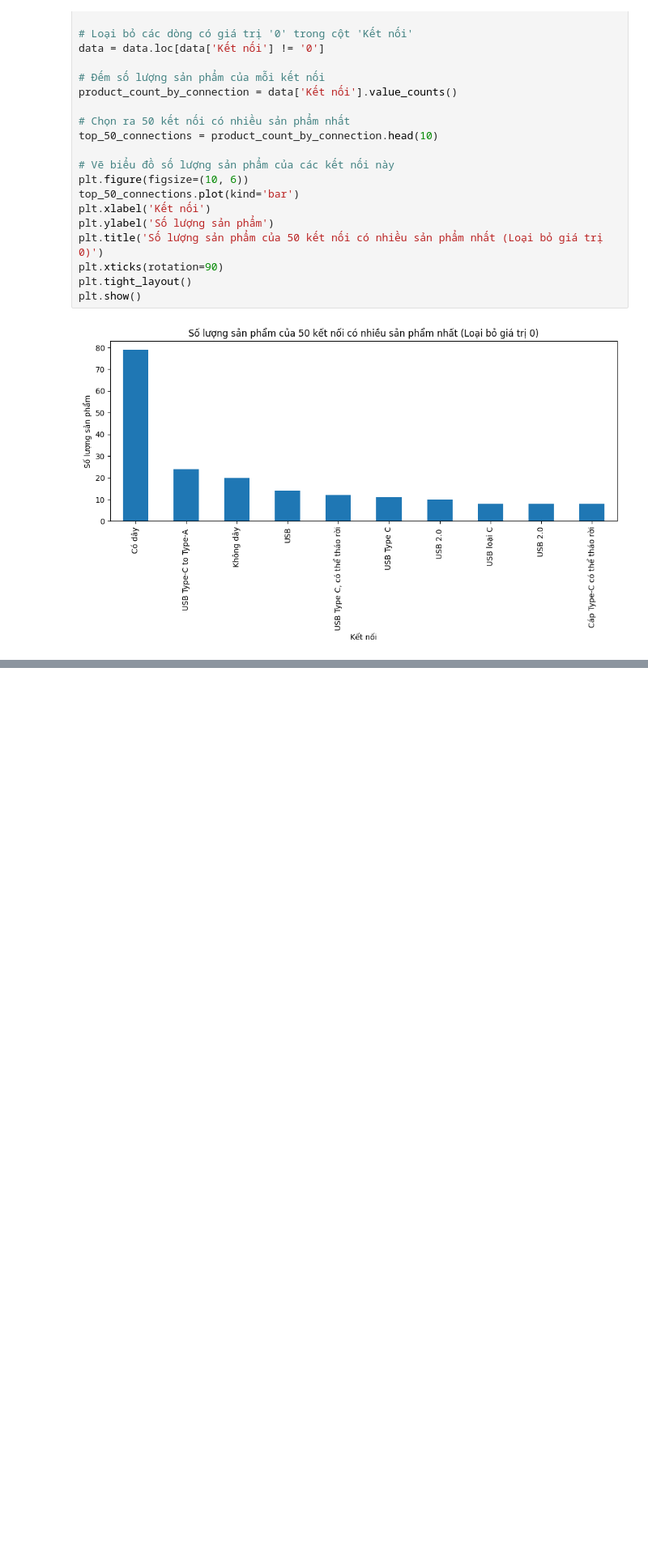
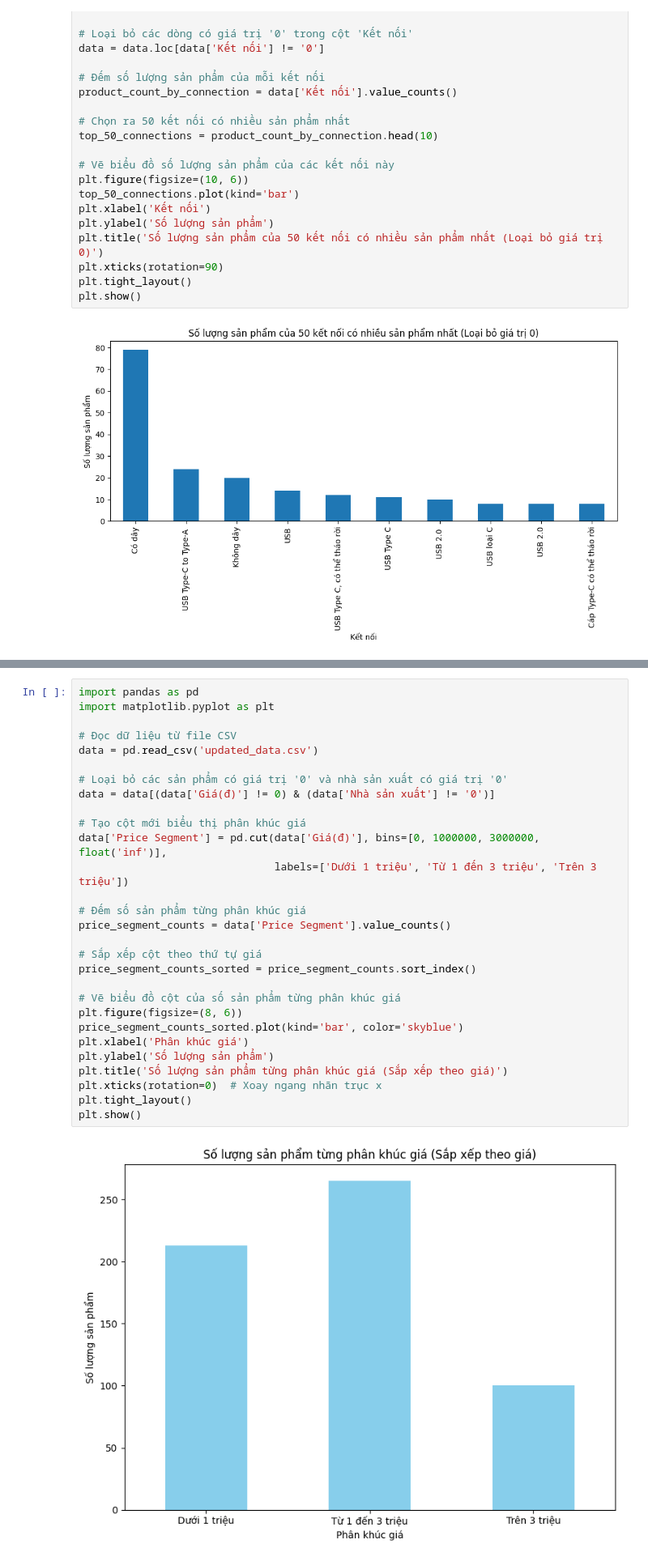
Before and after one commit to tuananh2804/keyboard-crawler, a Jupyter notebook: keyboard.ipynb, the cells around one changed output, grey strips where cells are left out. Shown: that part at 81% size. Cells and saved outputs as stored; diff of their text form; blank space fills up the shorter version.

```diff
--- a/keyboard.ipynb
+++ b/keyboard.ipynb
@@ -184,0 +219,31 @@ plt.show()
+# %%
+import pandas as pd
+import matplotlib.pyplot as plt
+
+# Đọc dữ liệu từ file CSV
+data = pd.read_csv('updated_data.csv')
+
+# Loại bỏ các sản phẩm có giá trị '0' và nhà sản xuất có giá trị '0'
+data = data[(data['Giá(đ)'] != 0) & (data['Nhà sản xuất'] != '0')]
+
+# Tạo cột mới biểu thị phân khúc giá
+data['Price Segment'] = pd.cut(data['Giá(đ)'], bins=[0, 1000000, 3000000, float('inf')],
+                               labels=['Dưới 1 triệu', 'Từ 1 đến 3 triệu', 'Trên 3 triệu'])
+
+# Đếm số sản phẩm từng phân khúc giá
+price_segment_counts = data['Price Segment'].value_counts()
+
+# Sắp xếp cột theo thứ tự giá
+price_segment_counts_sorted = price_segment_counts.sort_index()
+
+# Vẽ biểu đồ cột của số sản phẩm từng phân khúc giá
+plt.figure(figsize=(8, 6))
+price_segment_counts_sorted.plot(kind='bar', color='skyblue')
+plt.xlabel('Phân khúc giá')
+plt.ylabel('Số lượng sản phẩm')
+plt.title('Số lượng sản phẩm từng phân khúc giá (Sắp xếp theo giá)')
+plt.xticks(rotation=0)  # Xoay ngang nhãn trục x
+plt.tight_layout()
+plt.show()
+# %% [output]
+[figure, added]
```
Also changed, not shown: parts of 2 cells of this notebook, 2 other files.
